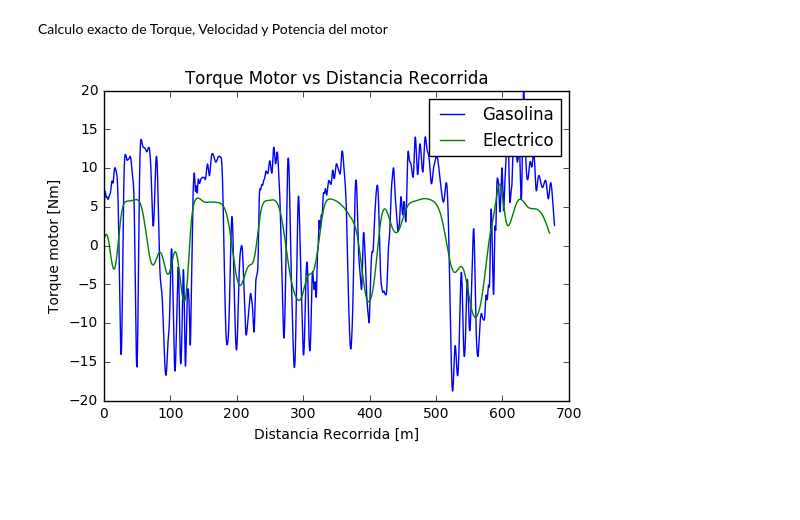
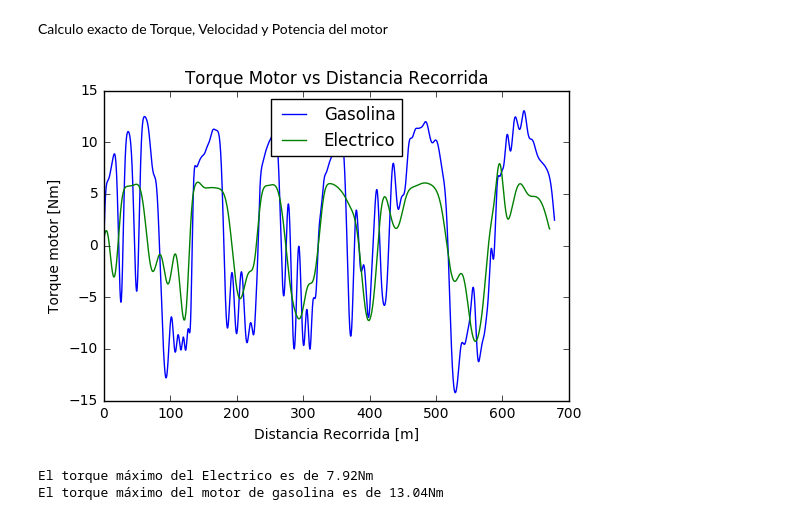
Before and after one commit to jrod781/Herramientas-Computacionales-IMEC3602, a Jupyter notebook: 04_taller03/taller3.ipynb, the cells around one changed output. Cells and saved outputs as stored; diff of their text form; code cells hidden in the pictures; blank space fills up the shorter version.

```diff
--- a/04_taller03/taller3.ipynb
+++ b/04_taller03/taller3.ipynb
@@ -182,7 +182,7 @@ Ahora que se ha escogido el grado del filtro es posible pasar las dos series por
 # %%
 vf=vfiltros[2]
 ele.Velocidad=vf
-gas.Velocidad=ndimage.gaussian_filter1d(gas.Velocidad,sigma=10,order=0)
+gas.Velocidad=ndimage.gaussian_filter1d(gas.Velocidad,sigma=20,order=0)
 
 
 ele['Aceleracion']=np.gradient(vf)/0.05
@@ -456,10 +456,14 @@ rpmE=omegaE/(2*np.pi)*60
 # %%
 plt.plot(gas.Distancia,TmotorG,label='Gasolina')
 plt.plot(ele.Distancia,TmotorE,label='Electrico')
-plt.legend()
+plt.legend(loc=9)
 plt.title('Torque Motor vs Distancia Recorrida')
 plt.xlabel('Distancia Recorrida [m]')
 plt.ylabel('Torque motor [Nm]')
 plt.show()
+print('El torque máximo del Electrico es de %.2fNm' %max(TmotorE))
+print('El torque máximo del motor de gasolina es de %.2fNm'%max(TmotorG))
 # %% [output]
-[figure, old version]
+[figure, new version]
+El torque máximo del Electrico es de 7.92Nm
+El torque máximo del motor de gasolina es de 13.04Nm
```
Also changed, not shown: parts of 8 cells of this notebook.
